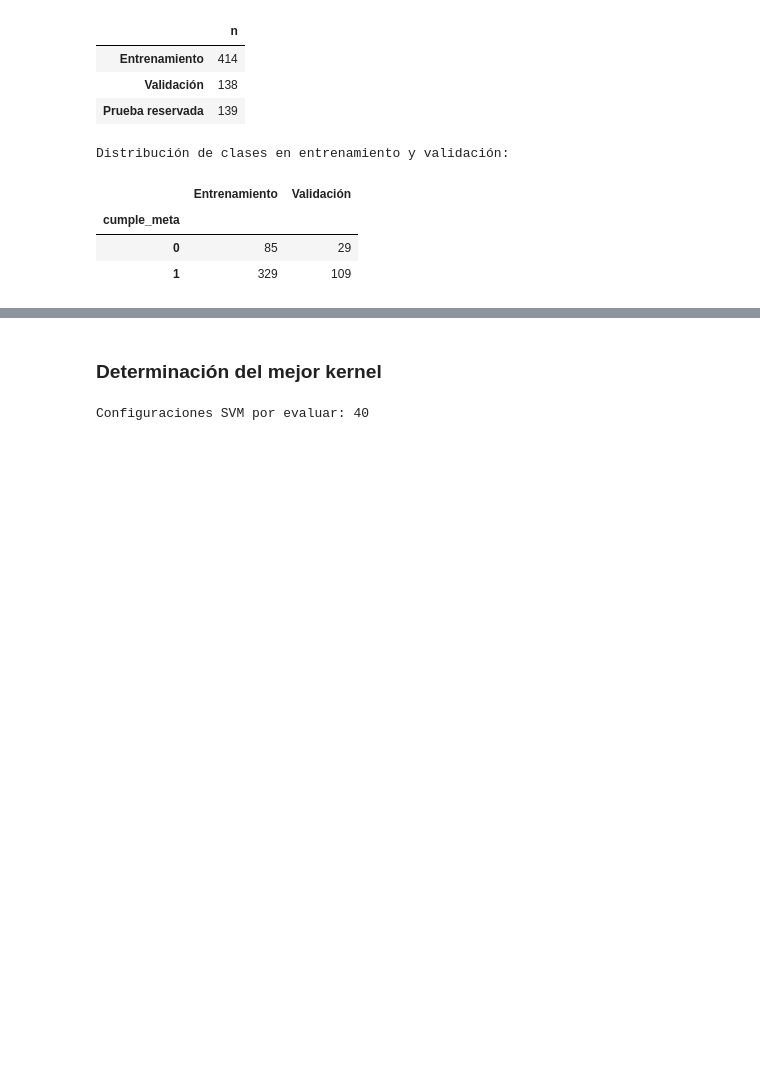
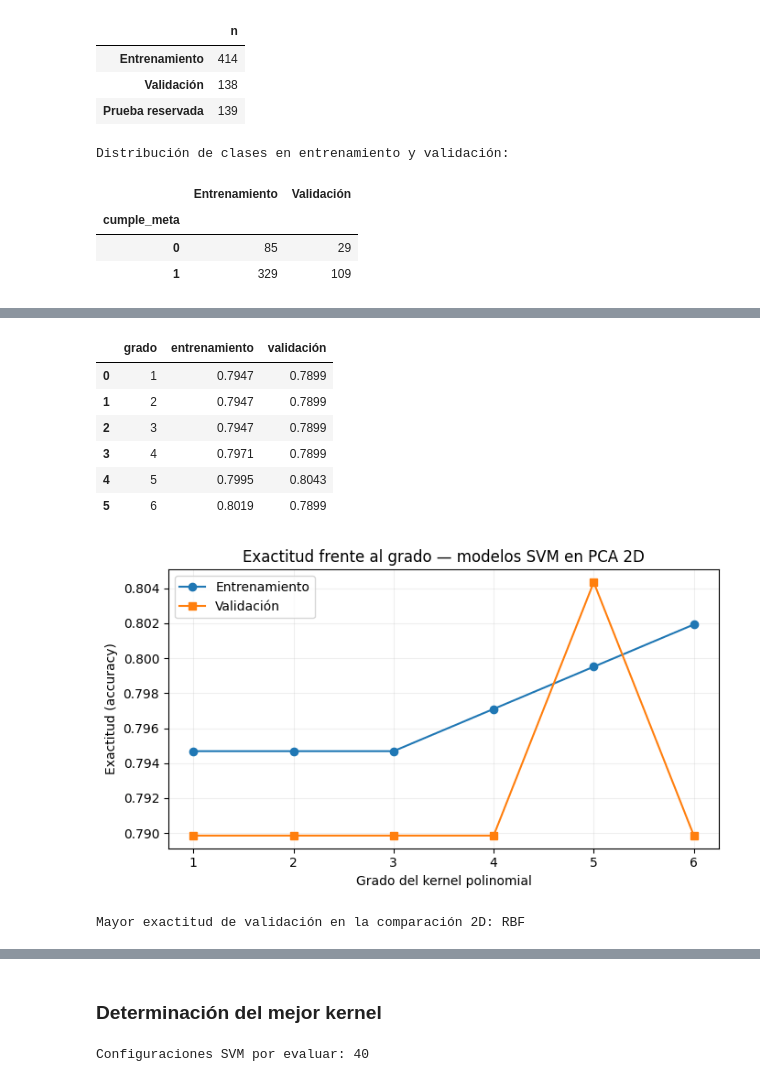
Before and after one commit to 2007Mateo/Aprendizaje_Autom-tico_Inicial_GV, a Jupyter notebook: 06-SVM_Resuelto.ipynb, the cells around one changed output, grey strips where cells are left out. Drawn from its saved outputs; the diff is of its cells as text; code cells hidden in the pictures; blank space fills up the shorter version.

```diff
--- a/06-SVM_Resuelto.ipynb
+++ b/06-SVM_Resuelto.ipynb
@@ -163,0 +305,26 @@ Distribución de clases en entrenamiento y validación:
+# %%
+grados = range(1, 7)
+resultados_grado = []
+for grado in grados:
+    m = SVC(kernel="poly", degree=grado, C=1).fit(X_train_2d,y_train)
+    resultados_grado.append({"grado":grado, "entrenamiento":m.score(X_train_2d,y_train),
+                             "validación":m.score(X_val_2d,y_val)})
+tabla_grados = pd.DataFrame(resultados_grado)
+display(tabla_grados.round(4))
+plt.figure(figsize=(7,4))
+plt.plot(tabla_grados.grado, tabla_grados.entrenamiento, marker="o", label="Entrenamiento")
+plt.plot(tabla_grados.grado, tabla_grados["validación"], marker="s", label="Validación")
+plt.xticks(list(grados)); plt.xlabel("Grado del kernel polinomial"); plt.ylabel("Exactitud (accuracy)")
+plt.title("Exactitud frente al grado — modelos SVM en PCA 2D")
+plt.legend(); plt.grid(alpha=.2); plt.tight_layout(); plt.show()
+print("Mayor exactitud de validación en la comparación 2D:", resumen_2d.loc[resumen_2d.Validación.idxmax(),"Kernel"])
+# %% [output]
+|  | grado | entrenamiento | validación |
+| 0 | 1 | 0.7947 | 0.7899 |
+| 1 | 2 | 0.7947 | 0.7899 |
+| 2 | 3 | 0.7947 | 0.7899 |
+| 3 | 4 | 0.7971 | 0.7899 |
+| 4 | 5 | 0.7995 | 0.8043 |
+| 5 | 6 | 0.8019 | 0.7899 |
+[figure, added]
+Mayor exactitud de validación en la comparación 2D: RBF
```
Also changed, not shown: parts of 11 cells of this notebook.
